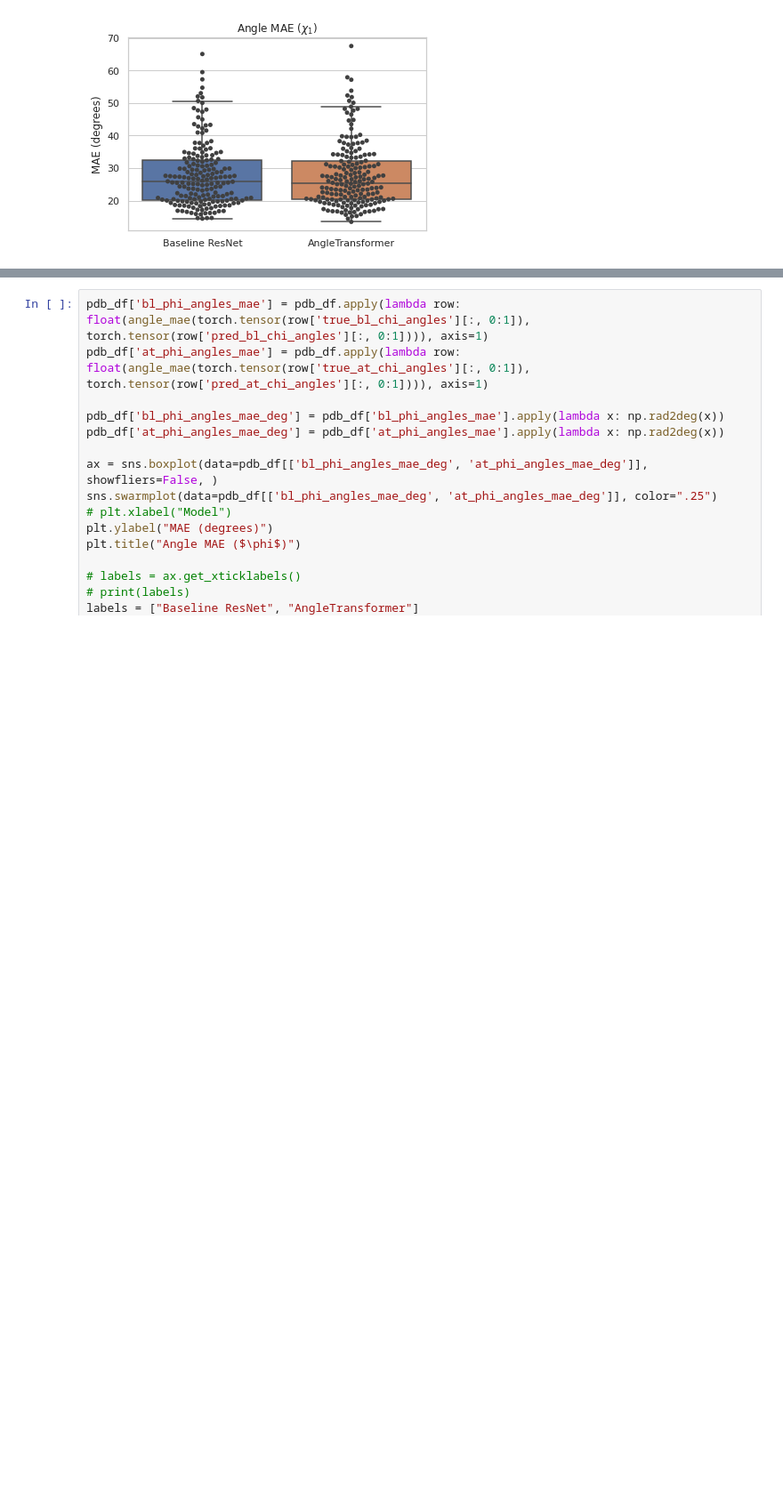
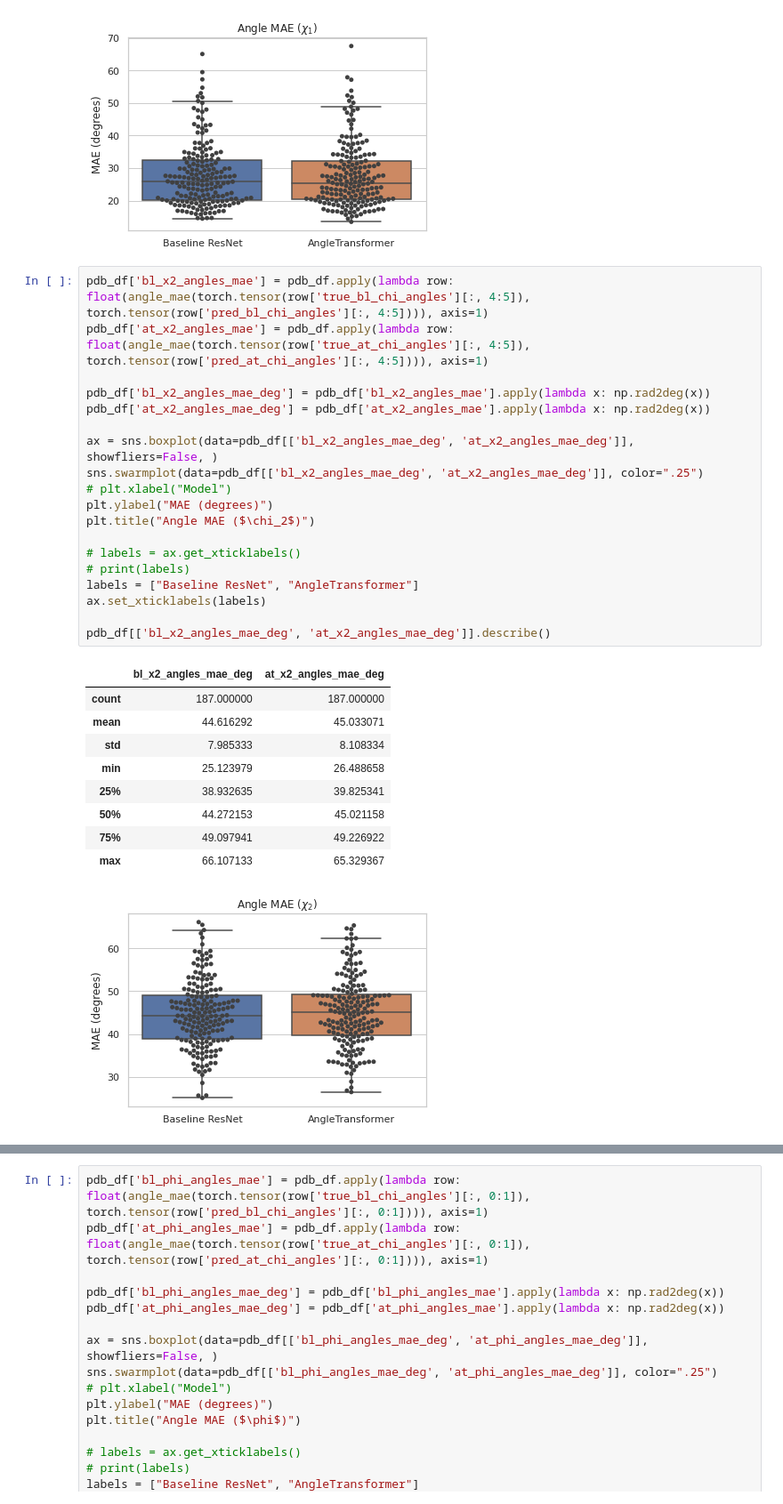
Before and after one commit to jonathanking/openfold, a Jupyter notebook: jk_research/angletransformer/230617_AT_angle_analysis.ipynb, the cells around one changed output, grey strips where cells are left out. Shown at 89% size. Cells and saved outputs as stored; diff of their text form; blank space fills up the shorter version.

```diff
--- a/jk_research/angletransformer/230617_AT_angle_analysis.ipynb
+++ b/jk_research/angletransformer/230617_AT_angle_analysis.ipynb
@@ -353,3 +353,33 @@ pdb_df[['bl_x1_angles_mae_deg', 'at_x1_angles_mae_deg']].describe()
 | 75% | 32.526287 | 32.223935 |
 | max | 65.109494 | 67.568310 |
 [figure]
+# %%
+pdb_df['bl_x2_angles_mae'] = pdb_df.apply(lambda row: float(angle_mae(torch.tensor(row['true_bl_chi_angles'][:, 4:5]), torch.tensor(row['pred_bl_chi_angles'][:, 4:5]))), axis=1)
+pdb_df['at_x2_angles_mae'] = pdb_df.apply(lambda row: float(angle_mae(torch.tensor(row['true_at_chi_angles'][:, 4:5]), torch.tensor(row['pred_at_chi_angles'][:, 4:5]))), axis=1)
+
+pdb_df['bl_x2_angles_mae_deg'] = pdb_df['bl_x2_angles_mae'].apply(lambda x: np.rad2deg(x))
+pdb_df['at_x2_angles_mae_deg'] = pdb_df['at_x2_angles_mae'].apply(lambda x: np.rad2deg(x))
+
+ax = sns.boxplot(data=pdb_df[['bl_x2_angles_mae_deg', 'at_x2_angles_mae_deg']], showfliers=False, )
+sns.swarmplot(data=pdb_df[['bl_x2_angles_mae_deg', 'at_x2_angles_mae_deg']], color=".25")
+# plt.xlabel("Model")
+plt.ylabel("MAE (degrees)")
+plt.title("Angle MAE ($\chi_2$)")
+
+# labels = ax.get_xticklabels()
+# print(labels)
+labels = ["Baseline ResNet", "AngleTransformer"]
+ax.set_xticklabels(labels)
+
+pdb_df[['bl_x2_angles_mae_deg', 'at_x2_angles_mae_deg']].describe()
+# %% [output]
+|  | bl_x2_angles_mae_deg | at_x2_angles_mae_deg |
+| count | 187.000000 | 187.000000 |
+| mean | 44.616292 | 45.033071 |
+| std | 7.985333 | 8.108334 |
+| min | 25.123979 | 26.488658 |
+| 25% | 38.932635 | 39.825341 |
+| 50% | 44.272153 | 45.021158 |
+| 75% | 49.097941 | 49.226922 |
+| max | 66.107133 | 65.329367 |
+[figure, added]
```
Also changed, not shown: parts of 2 cells of this notebook, 2 other files.
